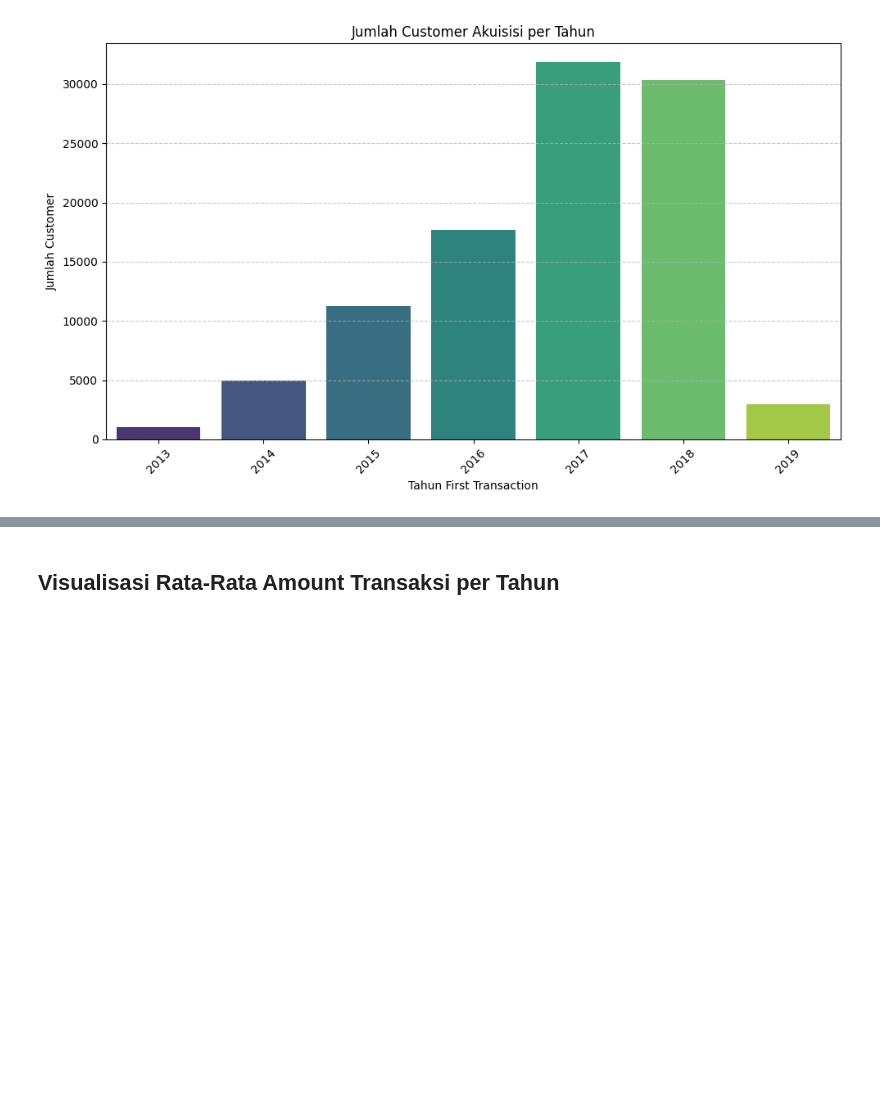
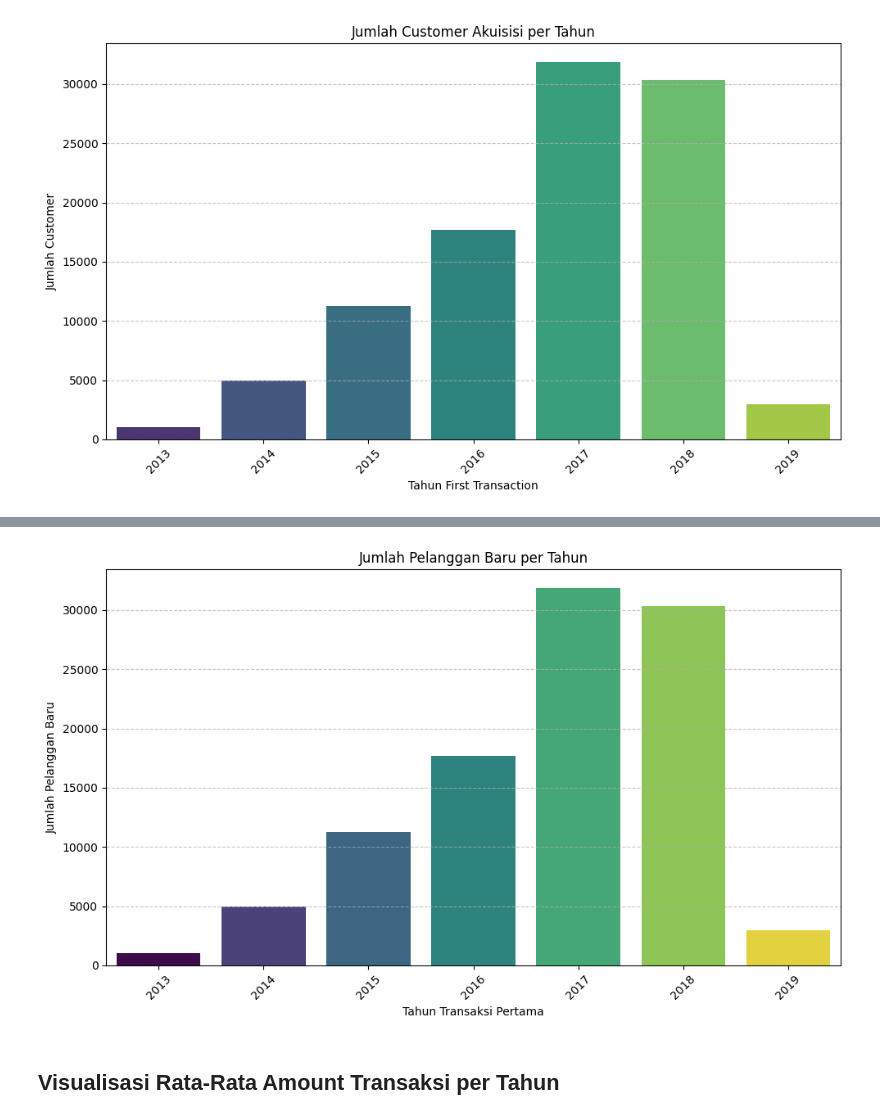
Before and after one commit to harrisariefkamis/Data-Analyst-Project-Business-Decision-Research, a Jupyter notebook: Project_Bussines_Decision.ipynb, the cells around one changed output, grey strips where cells are left out. Saved outputs shown, nothing was run; the diff lists cells and outputs as text; code cells hidden in the pictures; blank space fills up the shorter version.

```diff
--- a/Project_Bussines_Decision.ipynb
+++ b/Project_Bussines_Decision.ipynb
@@ -148,16 +142,18 @@ NameError: name 'df_year' is not defined
 # %%
 import matplotlib.pyplot as plt
 import seaborn as sns
 
 plt.figure(figsize=(10,6))
-sns.barplot(x='Year_First_Transaction', y='Count_Customer',data=df_year, hue='Year_First_Transaction', palette='viridis', legend=False)
-plt.title('Jumlah Pelanggan Baru per Tahun') # Changed title to reflect 'Count_Customer'
+sns.barplot(x='Year_First_Transaction', y='Count_Customer',data=customer_acquisition_by_year, hue='Year_First_Transaction', palette='viridis', legend=False)
+plt.title('Jumlah Pelanggan Baru per Tahun')
 plt.xlabel('Tahun Transaksi Pertama')
 plt.ylabel('Jumlah Pelanggan Baru')
 plt.xticks(rotation=45)
 plt.grid(axis='y', linestyle='--', alpha=0.7)
 plt.tight_layout()
 plt.show()
+# %% [output]
+[figure, added]
 # %% [markdown]
 ## Visualisasi Rata-Rata Amount Transaksi per Tahun
 # %%
```
Also changed, not shown: parts of 23 cells of this notebook.
